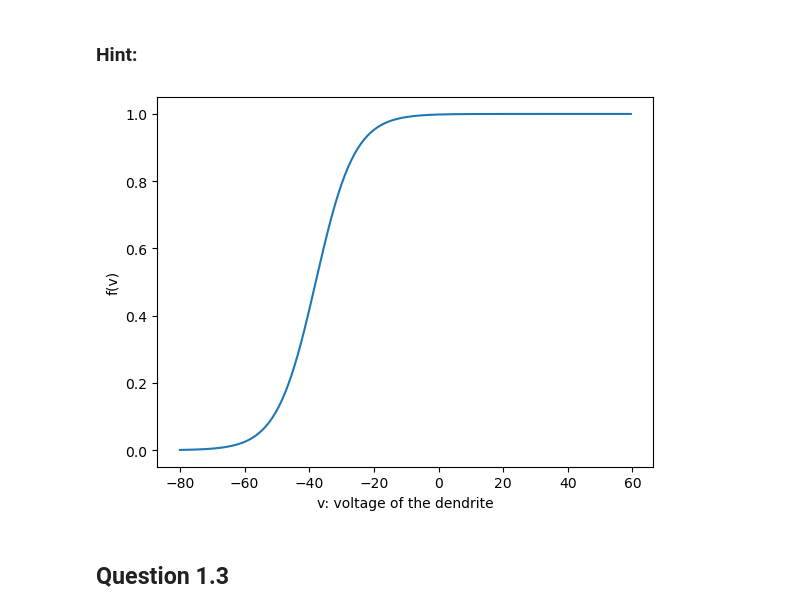
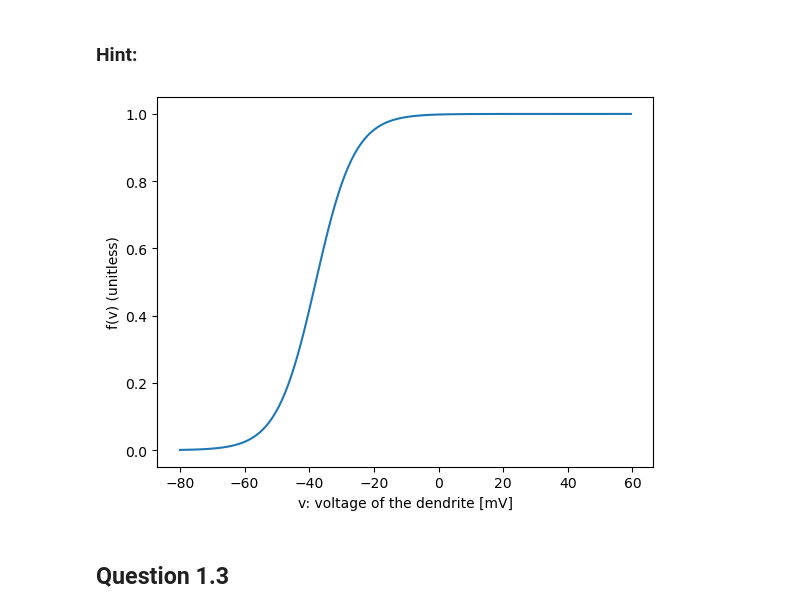
Before and after one commit to coco-2000/MP1, a Jupyter notebook: exercise1.ipynb, the cells around one changed output. Cells and saved outputs as stored; diff of their text form; code cells hidden in the pictures.

```diff
--- a/exercise1.ipynb
+++ b/exercise1.ipynb
@@ -178,13 +178,13 @@ plot_derivative(state_monitor_3, current_3)
 # %%
 v_ = np.arange(-80, 60, 0.5)
 f_ = 1/(1 + np.exp(-(v_+ 38.0)/6.0))
 
 plt.plot(v_, f_)
-plt.ylabel('f(v)')
-plt.xlabel('v: voltage of the dendrite')
+plt.ylabel('f(v) (unitless)')
+plt.xlabel('v: voltage of the dendrite [mV]')
 plt.show()
 # %% [output]
-[figure, old version]
+[figure, new version]
 # %% [markdown]
 ## Question 1.3
 # %% [markdown]
```
Also changed, not shown: parts of 5 cells of this notebook, 1 other file.
